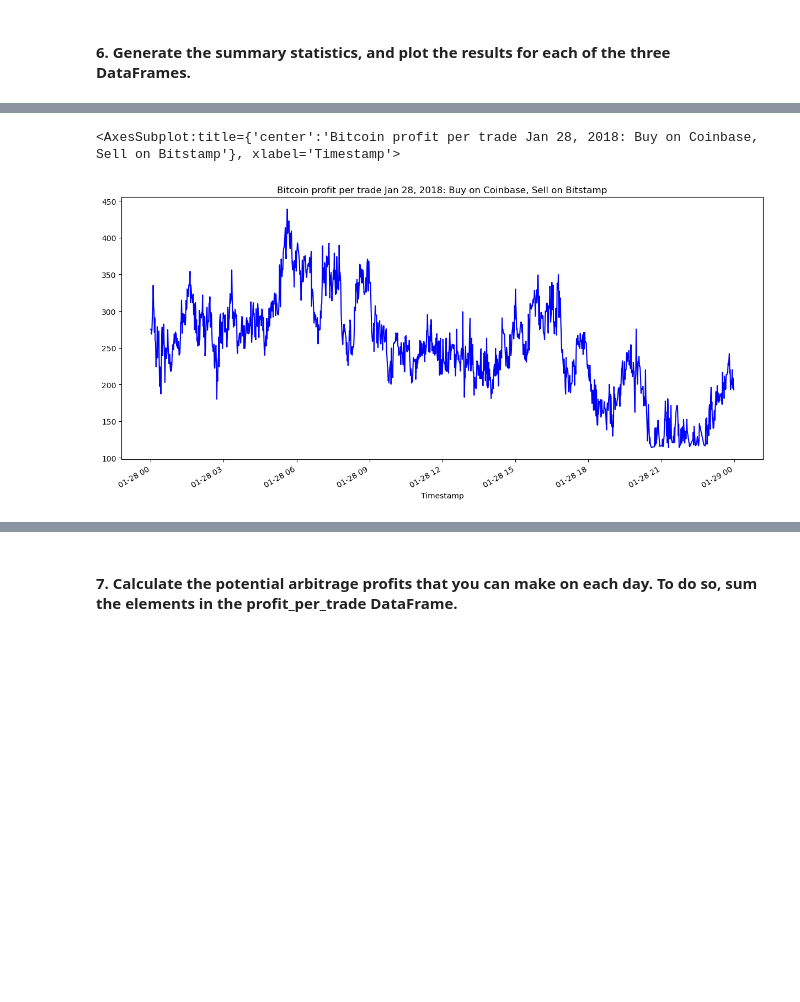
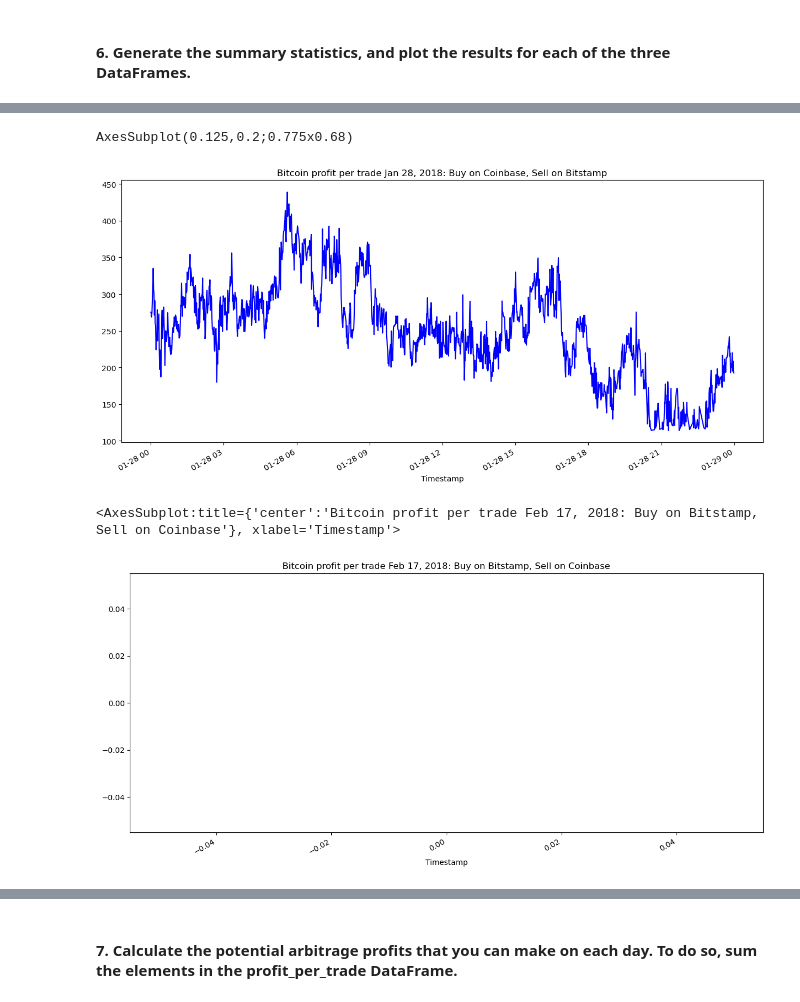
Before and after one commit to trentransom/Challenge_03, a Jupyter notebook: crypto_arbitrage.ipynb, the cells around one changed output, grey strips where cells are left out. Drawn from its saved outputs; the diff is of its cells as text; code cells hidden in the pictures; blank space fills up the shorter version.

Commit message:
Added empty plots for middle and late dates

```diff
--- a/crypto_arbitrage.ipynb
+++ b/crypto_arbitrage.ipynb
@@ -460,9 +458,9 @@ Calculate the potential profits for each date that you selected in the previous
 # %%
 # For the date early in the dataset, measure the arbitrage spread between the two exchanges
 # by subtracting the lower-priced exchange from the higher-priced one
-arbitrage_spread_early = bitstamp.loc['2018-01-28', 'Close'] - coinbase.loc['2018-01-28','Close']
-arbitrage_spread_middle = coinbase.loc['2018-02-17', 'Close'] - bitstamp.loc['2018-02-17','Close']
-arbitrage_spread_late = coinbase.loc['2018-03-13', 'Close'] - bitstamp.loc['2018-03-13','Close']
+arbitrage_spread_early = bitstamp_sliced.loc['2018-01-28'] - coinbase_sliced.loc['2018-01-28']
+arbitrage_spread_middle = coinbase_sliced.loc['2018-02-17'] - bitstamp_sliced.loc['2018-02-17']
+arbitrage_spread_late = coinbase_sliced.loc['2018-03-13'] - bitstamp_sliced.loc['2018-03-13']
 # Use a conditional statement to generate the summary statistics for each arbitrage_spread DataFrame
 # YOUR CODE HERE
 print(arbitrage_spread_early[arbitrage_spread_early>0].describe())
@@ -491,9 +489,9 @@ Name: Close, dtype: float64
 # %%
 # For the date early in the dataset, calculate the spread returns by dividing the instances when the arbitrage spread is positive (> 0)
 # by the price of Bitcoin from the exchange you are buying on (the lower-priced exchange).
-spread_return_early= arbitrage_spread_early[arbitrage_spread_early>0] / coinbase.loc['2018-01-28','Close']
-spread_return_middle = arbitrage_spread_middle[arbitrage_spread_middle>0] / bitstamp.loc['2018-02-17','Close']
-spread_return_late = arbitrage_spread_late[arbitrage_spread_late>0] / bitstamp.loc['2018-03-13','Close']
+spread_return_early= arbitrage_spread_early[arbitrage_spread_early>0] / coinbase_sliced.loc['2018-01-28']
+spread_return_middle = arbitrage_spread_middle[arbitrage_spread_middle>0] / bitstamp_sliced.loc['2018-02-17']
+spread_return_late = arbitrage_spread_late[arbitrage_spread_late>0] / bitstamp_sliced.loc['2018-03-13']
 # Review the spread return DataFrame
 # YOUR CODE HERE
 print(spread_return_early.describe())
@@ -573,9 +571,9 @@ Name: Close, dtype: float64
 # %%
 # For the date early in the dataset, calculate the potential profit per trade in dollars
 # Multiply the profitable trades by the cost of the Bitcoin that was purchased
-profit_early = profitable_trades_early * coinbase.loc['2018-01-28','Close']
-profit_middle = profitable_trades_middle * bitstamp.loc['2018-02-17','Close']
-profit_late = profitable_trades_late * bitstamp.loc['2018-03-13','Close']
+profit_early = profitable_trades_early * coinbase_sliced.loc['2018-01-28']
+profit_middle = profitable_trades_middle * bitstamp_sliced.loc['2018-02-17']
+profit_late = profitable_trades_late * bitstamp_sliced.loc['2018-03-13']
 # Drop any missing values from the profit DataFrame
 profit_per_trade_early = profit_early.dropna()
 profit_per_trade_middle = profit_middle.dropna()
@@ -584,6 +582,8 @@ profit_per_trade_late = profit_late.dropna()
 
 # View the early profit DataFrame
 print(profit_per_trade_early.head())
+print(profit_per_trade_middle.head())
+print(profit_per_trade_late.head())
 # %% [output]
 Timestamp
 2018-01-28 00:00:00    275.38
@@ -611,7 +623,13 @@ Name: Close, dtype: float64
 # %%
 # Plot the results for the early profit per trade DataFrame
 # YOUR CODE HERE
-profit_per_trade_early.plot(figsize = (15,7), title = 'Bitcoin profit per trade Jan 28, 2018: Buy on Coinbase, Sell on Bitstamp', color = 'blue')
+print(profit_per_trade_early.plot(figsize = (15,7), title = 'Bitcoin profit per trade Jan 28, 2018: Buy on Coinbase, Sell on Bitstamp', color = 'blue'))
 # %% [output]
-<AxesSubplot:title={'center':'Bitcoin profit per trade Jan 28, 2018: Buy on Coinbase, Sell on Bitstamp'}, xlabel='Timestamp'>
+AxesSubplot(0.125,0.2;0.775x0.68)
 [figure]
+# %%
+# Plot the results for the middle profit per trade DataFrame
+profit_per_trade_middle.plot(figsize = (15,7), title = 'Bitcoin profit per trade Feb 17, 2018: Buy on Bitstamp, Sell on Coinbase', color = 'blue')
+# %% [output]
+<AxesSubplot:title={'center':'Bitcoin profit per trade Feb 17, 2018: Buy on Bitstamp, Sell on Coinbase'}, xlabel='Timestamp'>
+[figure, added]
```
Also changed, not shown: parts of 22 cells of this notebook.
